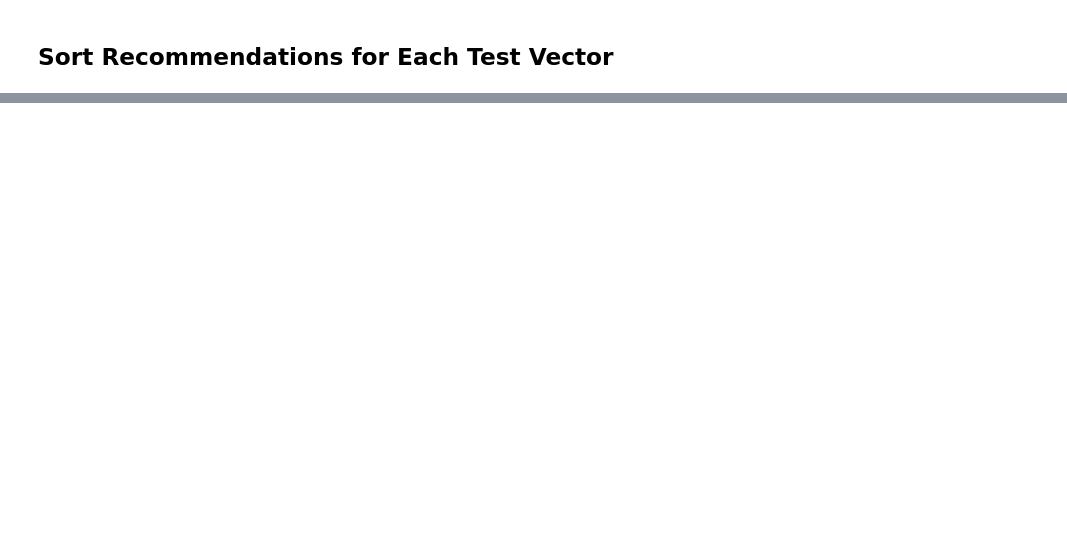
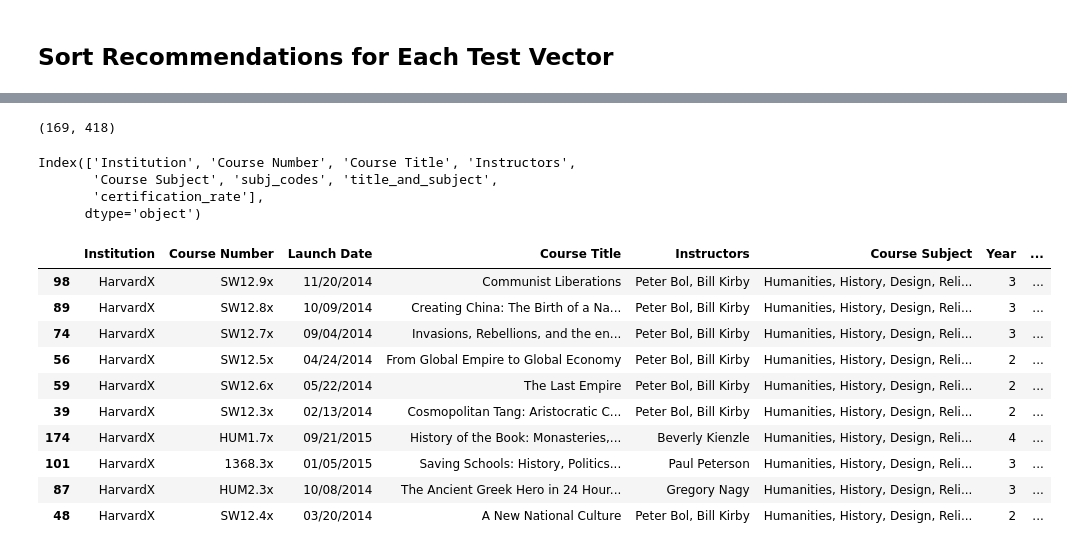
Before and after one commit to ainica/CM3070, a Jupyter notebook: CB3.ipynb, the cells around one changed output, grey strips where cells are left out. Drawn from its saved outputs; the diff is of its cells as text; code cells hidden in the pictures; blank space fills up the shorter version.

```diff
--- a/CB3.ipynb
+++ b/CB3.ipynb
@@ -884,0 +950,15 @@ Name: 184, dtype: object
+# %%
+test_user1 = {
+    "subject": "",
+    "keywords": []
+}
+
+test_user2 = {
+    "subject": "hhdre",
+    "keywords": []
+}
+
+test_user3 = {
+    "subject": "cs",
+    "keywords": ["python", "programming", "introduction"]
+}
@@ -884,0 +1029,25 @@ Name: 184, dtype: object
+# %%
+tfidf.shape
+# %% [output]
+(169, 418)
+# %%
+CB_df.columns
+# %% [output]
+Index(['Institution', 'Course Number', 'Course Title', 'Instructors',
+       'Course Subject', 'subj_codes', 'title_and_subject',
+       'certification_rate'],
+      dtype='object')
+# %%
+CB_recommender(test_user1, df)
+# %% [output]
+|  | Institution | Course Number | Launch Date | Course Title | Instructors | Course Subject | Year | ... |
+| 98 | HarvardX | SW12.9x | 11/20/2014 | Communist Liberations | Peter Bol, Bill Kirby | Humanities, History, Design, Reli... | 3 | ... |
+| 89 | HarvardX | SW12.8x | 10/09/2014 | Creating China: The Birth of a Na... | Peter Bol, Bill Kirby | Humanities, History, Design, Reli... | 3 | ... |
+| 74 | HarvardX | SW12.7x | 09/04/2014 | Invasions, Rebellions, and the en... | Peter Bol, Bill Kirby | Humanities, History, Design, Reli... | 3 | ... |
+| 56 | HarvardX | SW12.5x | 04/24/2014 | From Global Empire to Global Economy | Peter Bol, Bill Kirby | Humanities, History, Design, Reli... | 2 | ... |
+| 59 | HarvardX | SW12.6x | 05/22/2014 | The Last Empire | Peter Bol, Bill Kirby | Humanities, History, Design, Reli... | 2 | ... |
+| 39 | HarvardX | SW12.3x | 02/13/2014 | Cosmopolitan Tang: Aristocratic C... | Peter Bol, Bill Kirby | Humanities, History, Design, Reli... | 2 | ... |
+| 174 | HarvardX | HUM1.7x | 09/21/2015 | History of the Book: Monasteries,... | Beverly Kienzle | Humanities, History, Design, Reli... | 4 | ... |
+| 101 | HarvardX | 1368.3x | 01/05/2015 | Saving Schools: History, Politics... | Paul Peterson | Humanities, History, Design, Reli... | 3 | ... |
+| 87 | HarvardX | HUM2.3x | 10/08/2014 | The Ancient Greek Hero in 24 Hour... | Gregory Nagy | Humanities, History, Design, Reli... | 3 | ... |
+| 48 | HarvardX | SW12.4x | 03/20/2014 | A New National Culture | Peter Bol, Bill Kirby | Humanities, History, Design, Reli... | 2 | ... |
```
Also changed, not shown: parts of 39 cells of this notebook.
